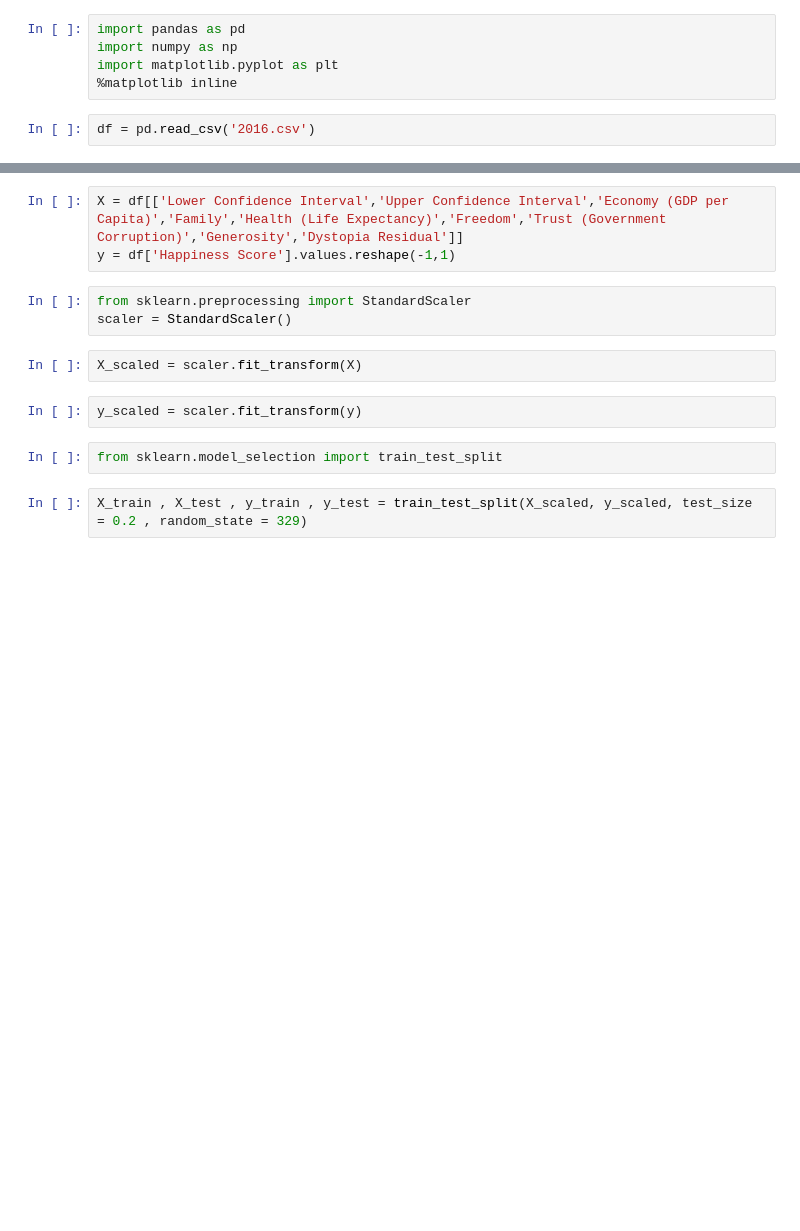
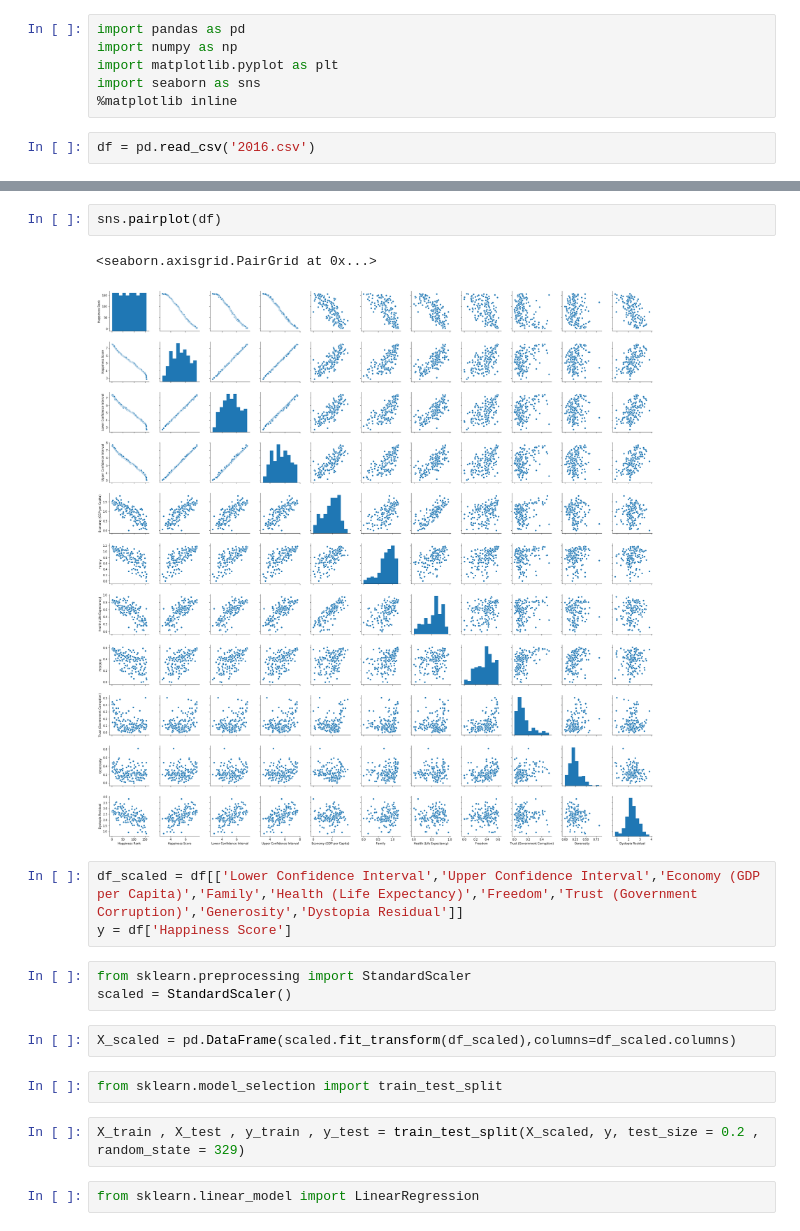
Before and after one commit to feedingthemachine/exblog, a Jupyter notebook: linear regression multi var/LRMV.ipynb, the cells around one changed output, grey strips where cells are left out. Saved outputs shown, nothing was run; the diff lists cells and outputs as text; blank space fills up the shorter version.

Commit message:
modelo multivariado

```diff
--- a/linear regression multi var/LRMV.ipynb
+++ b/linear regression multi var/LRMV.ipynb
@@ -2,6 +2,7 @@
 import pandas as pd
 import numpy as np
 import matplotlib.pyplot as plt
+import seaborn as sns
 %matplotlib inline
 # %%
 df = pd.read_csv('2016.csv')
@@ -26,17 +27,22 @@ df.describe()
 | 50% | 79.000000 | 5.314000 | 5.237000 | 5.419000 | 1.027800 | ... |
 | 75% | 118.000000 | 6.269000 | 6.154000 | 6.434000 | 1.279640 | ... |
 | max | 157.000000 | 7.526000 | 7.460000 | 7.669000 | 1.824270 | ... |
+# %%
+sns.pairplot(df)
+# %% [output]
+<seaborn.axisgrid.PairGrid at 0x...>
+[figure, added]
 # %%
-X = df[['Lower Confidence Interval','Upper Confidence Interval','Economy (GDP per Capita)','Family','Health (Life Expectancy)','Freedom','Trust (Government Corruption)','Generosity','Dystopia Residual']]
-y = df['Happiness Score'].values.reshape(-1,1)
+df_scaled = df[['Lower Confidence Interval','Upper Confidence Interval','Economy (GDP per Capita)','Family','Health (Life Expectancy)','Freedom','Trust (Government Corruption)','Generosity','Dystopia Residual']]
+y = df['Happiness Score']
 # %%
 from sklearn.preprocessing import StandardScaler
-scaler = StandardScaler()
+scaled = StandardScaler()
-# %%
-X_scaled = scaler.fit_transform(X)
-# %%
-y_scaled = scaler.fit_transform(y)
+# %%
+X_scaled = pd.DataFrame(scaled.fit_transform(df_scaled),columns=df_scaled.columns)
 # %%
 from sklearn.model_selection import train_test_split
 # %%
-X_train , X_test , y_train , y_test = train_test_split(X_scaled, y_scaled, test_size = 0.2 , random_state = 329)
+X_train , X_test , y_train , y_test = train_test_split(X_scaled, y, test_size = 0.2 , random_state = 329)
+# %%
+from sklearn.linear_model import LinearRegression
```
Also changed, not shown: parts of 7 cells of this notebook.
